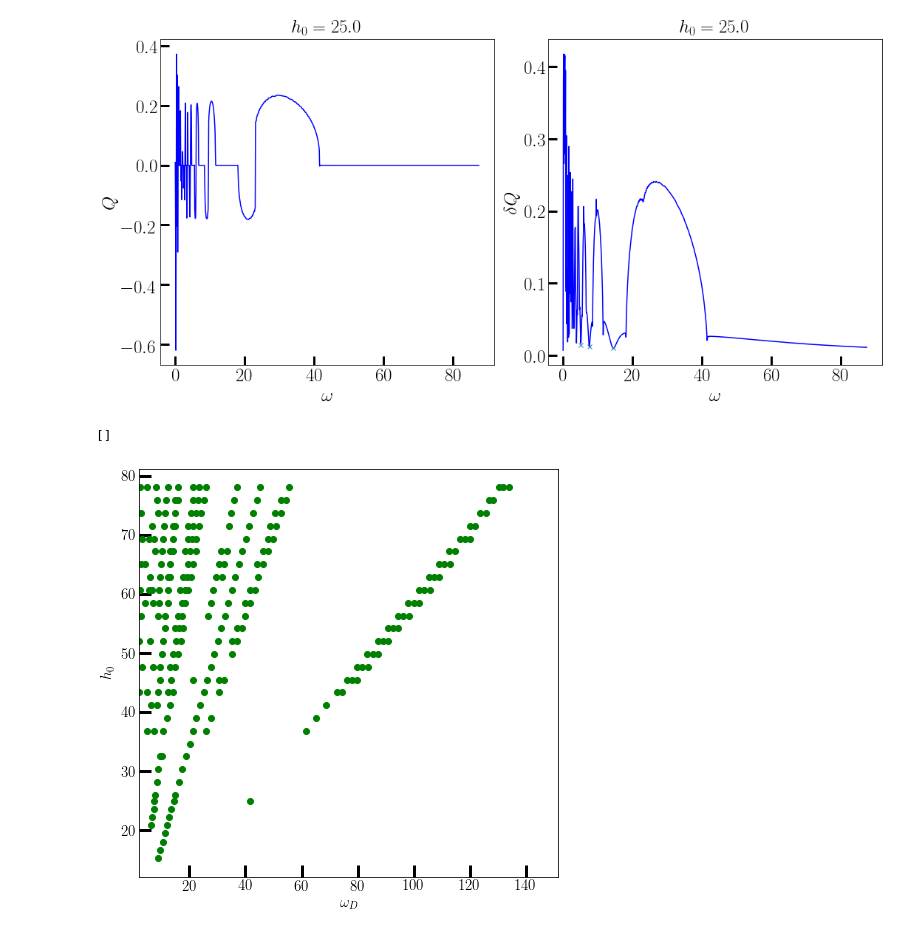
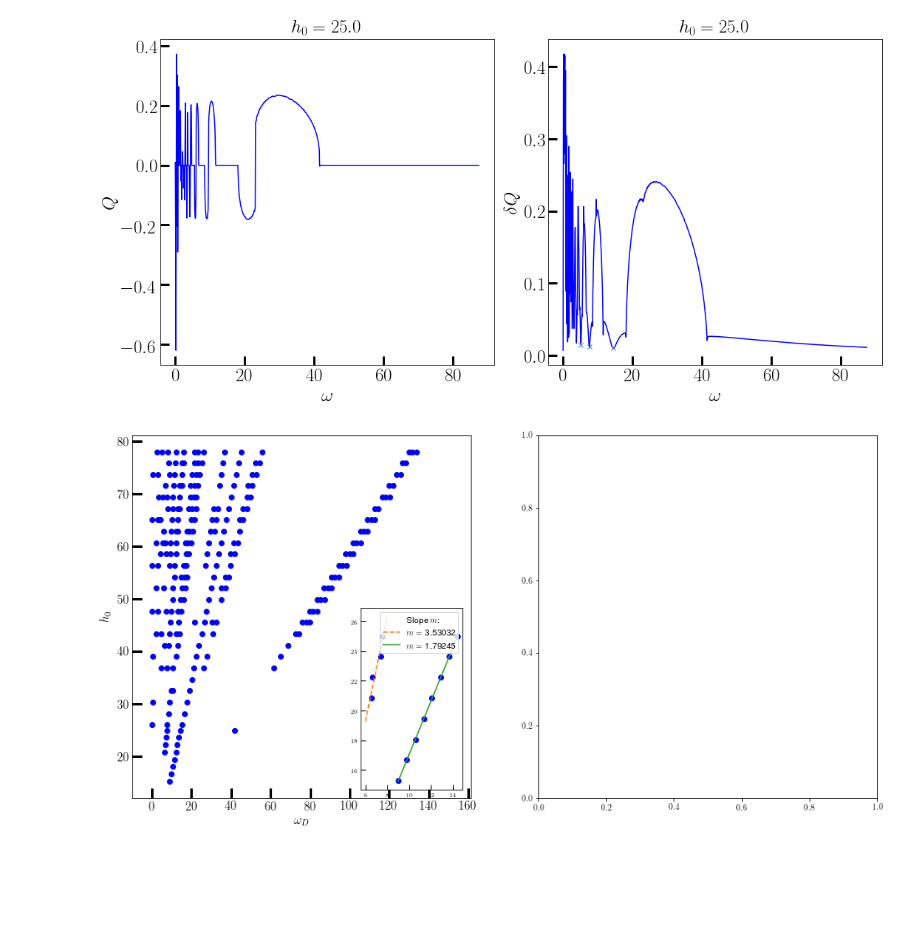
Before and after one commit to deyh2020/periodic_lipkin, a Jupyter notebook: lipkin.ipynb, the cells around one changed output. Drawn from its saved outputs; the diff is of its cells as text; code cells hidden in the pictures; blank space fills up the shorter version.

Commit message:
added finite size plots

```diff
--- a/lipkin.ipynb
+++ b/lipkin.ipynb
@@ -204,46 +208,70 @@ Freezing at:
  [1.45012741e+01 9.93483225e-03]]
 [figure]
 # %%
+import numpy as np
 import json
 %matplotlib inline
 import matplotlib.pyplot as plt
 from matplotlib import rc
-#rc('font',**{'family':'sans-serif','sans-serif':['Helvetica']})
+from mpl_toolkits.axes_grid.inset_locator import inset_axes
+rc('font',**{'family':'sans-serif','sans-serif':['Helvetica']})
 rc('text', usetex=True)
 fs = 15
 
 with open('minimum_sz_variance_time_500_jsonfile.json') as f:
   data = json.load(f)
 
 with open('minimum_sz_variance_time_500_part2_jsonfile.json') as f:
   data2 = json.load(f)
 
 amps = data["ampls"]
 frozen_freqs = data["minfreqs"]
 #Outlier
 del frozen_freqs[7][0]
+d1 = []
+d2 = []
+for i, h in enumerate(amps):
+    omegas =  frozen_freqs[i]
+    for omega in omegas:
+        if omega <= 20 and omega >= 8:
+            d2.append(np.array([omega, h]))
+        elif omega <= 20:
+            d1.append(np.array([omega, h]))
+d1, d2 = np.array(d1), np.array(d2)
 
 amps2 = data2["ampls"]
 frozen_freqs2 = data2["minfreqs"]
 
-fig, ax = plt.subplots(1, 1, figsize=(7.5,7.5))
+fig, (ax, ax2) = plt.subplots(1, 2, figsize=[16, 8])
+
 ax.tick_params(direction='in', length=12, width=3, labelsize=fs)
+axins = inset_axes(ax, width="30%", height="50%", loc=4, borderpad=1)
+axins.tick_params(direction='in', length=6, width=1, labelsize=fs/2)
+axins.plot([], [], ' ', label=r"Slope $m$:")
+axins.plot(d1[:,0], d1[:,1],"bo")
+m,b = np.polyfit(d1[:,0], d1[:,1], 1)
+w = np.linspace(6.0, 8.0, 1000)
+axins.plot(w, m * w + b, "--" ,label=r"$m  = $ %g "% m)
+axins.plot(d2[:,0], d2[:,1],"bo")
+m,b = np.polyfit(d2[:,0], d2[:,1], 1)
+axins.plot(d2[:,0], m * d2[:,0] + b,label=r"$m  = $ %g "% m)
+axins.legend(loc=1)
+
 for i, h in enumerate(amps):
     omegas =  frozen_freqs[i]
     for omega in omegas:
-        ax.plot(omega, h,"go")
+        ax.plot(omega, h,"bo")
 
 for i, h in enumerate(amps2):
     omegas =  frozen_freqs2[i]
     for omega in omegas:
-        ax.plot(omega, h,"go")
+        ax.plot(omega, h,"bo")
 
+ax.set_xlabel(r"$\omega_D$", fontsize= fs)
+ax.set_ylabel(r"$h_0$",fontsize= fs)
+ax.set_xlim([-10, 161.2])
 
-plt.xlabel(r"$\omega_D$", fontsize= fs)
-plt.ylabel(r"$h_0$",fontsize= fs)
-plt.xlim([2.2, 151.2])
-plt.plot()
+plt.show()
 #plt.savefig("plot.png")
 # %% [output]
-[]
-[figure, old version]
+[figure, new version]
```
Also changed, not shown: parts of 5 cells of this notebook.
